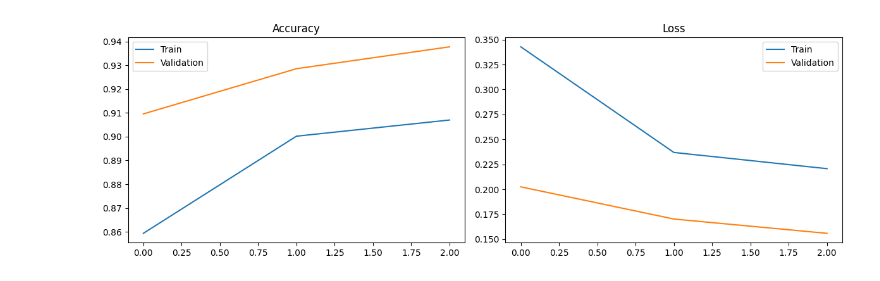
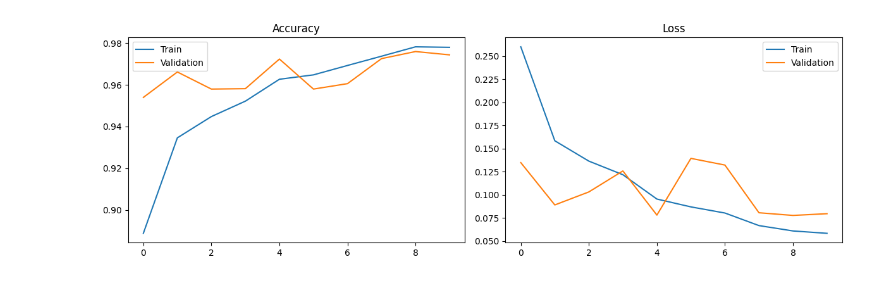
Before and after one commit to Samraat-22/first-project, a Jupyter notebook: cat_dog_classifier.ipynb, the cells around one changed output. Cells and saved outputs as stored; diff of their text form; code cells hidden in the pictures.

Commit message:
cat vs dog 97 percent accuracy and confusion metrix

```diff
--- a/cat_dog_classifier.ipynb
+++ b/cat_dog_classifier.ipynb
@@ -1,7 +1,6 @@
 # %% [markdown]
 <a href="https://colab.research.google.com/github/Samraat-22/first-project/blob/main/cat_dog_classifier.ipynb" target="_parent"><img src="https://colab.research.google.com/assets/colab-badge.svg" alt="Open In Colab"/></a>
 # %%
-
 import tensorflow as tf
 import os
 from tensorflow.keras.preprocessing.image import ImageDataGenerator
@@ -9,7 +8,8 @@ import matplotlib.pyplot as plt
 import numpy as np
 from tensorflow.keras.preprocessing import image
 from PIL import Image
-
+from sklearn.metrics import confusion_matrix, classification_report
+import seaborn as sns
 
 from google.colab import userdata
 os.environ['KAGGLE_USERNAME'] = userdata.get('KAGGLE_USERNAME')
@@ -17,8 +17,7 @@ os.environ['KAGGLE_KEY'] = userdata.get('KAGGLE_KEY')
 os.system('pip install kaggle -q')
 os.system('kaggle datasets download -d shaunthesheep/microsoft-catsvsdogs-dataset')
 os.system('unzip -q microsoft-catsvsdogs-dataset.zip -d dataset')
-print("✅ Dataset ready!")
-
+print(" Dataset ready!")
 
 removed = 0
 for folder in ['Cat', 'Dog']:
@@ -31,46 +30,56 @@ for folder in ['Cat', 'Dog']:
         except:
             os.remove(fpath)
             removed += 1
-print(f"✅ {removed} corrupted images removed")
+print(f" {removed} corrupted images removed")
 
-
-base_model = tf.keras.applications.VGG16(
-    weights='imagenet', include_top=False, input_shape=(224, 224, 3)
-)
-for layer in base_model.layers:
+base_model = tf.keras.applications.VGG16(weights='imagenet', include_top=False, input_shape=(224, 224, 3))
+for layer in base_model.layers[:-4]:
     layer.trainable = False
+for layer in base_model.layers[-4:]:
+    layer.trainable = True
 
 inputs  = tf.keras.layers.Input(shape=(224, 224, 3))
 x       = base_model(inputs, training=False)
-x       = tf.keras.layers.Flatten()(x)
+x       = tf.keras.layers.GlobalAveragePooling2D()(x)
+x       = tf.keras.layers.Dense(256, activation='relu')(x)
+x       = tf.keras.layers.BatchNormalization()(x)
+x       = tf.keras.layers.Dropout(0.5)(x)
 x       = tf.keras.layers.Dense(128, activation='relu')(x)
 x       = tf.keras.layers.Dropout(0.3)(x)
 outputs = tf.keras.layers.Dense(2, activation='softmax')(x)
 model   = tf.keras.models.Model(inputs=inputs, outputs=outputs)
-model.compile(optimizer='adam', loss='categorical_crossentropy', metrics=['accuracy'])
+model.compile(optimizer=tf.keras.optimizers.Adam(learning_rate=0.0001),
+              loss='categorical_crossentropy', metrics=['accuracy'])
 print(" Model ready!")
 
 train_datagen = ImageDataGenerator(
     rescale=1./255, validation_split=0.2,
-    horizontal_flip=True, zoom_range=0.2, rotation_range=15
+    horizontal_flip=True, zoom_range=0.3,
+    rotation_range=20, width_shift_range=0.2,
+    height_shift_range=0.2, shear_range=0.2,
+    brightness_range=[0.8, 1.2]
 )
 val_datagen = ImageDataGenerator(rescale=1./255, validation_split=0.2)
 
 train_data = train_datagen.flow_from_directory(
-    'dataset/PetImages', target_size=(224,224),
+    'dataset/PetImages', target_size=(224, 224),
     batch_size=32, class_mode='categorical', subset='training', seed=42)
 val_data = val_datagen.flow_from_directory(
-    'dataset/PetImages', target_size=(224,224),
+    'dataset/PetImages', target_size=(224, 224),
     batch_size=32, class_mode='categorical', subset='validation', seed=42)
 print(" Data ready!")
 
+callbacks = [
+    tf.keras.callbacks.EarlyStopping(patience=5, restore_best_weights=True,
+                                     monitor='val_accuracy'),
+    tf.keras.callbacks.ReduceLROnPlateau(monitor='val_loss', factor=0.5,
+                                         patience=2,
+                                         min_lr=1e-7, verbose=1)
+]
 
-history = model.fit(
-    train_data, validation_data=val_data, epochs=3,
-    callbacks=[tf.keras.callbacks.EarlyStopping(patience=3, restore_best_weights=True)]
-)
-print("✅ Training complete!")
-
+history = model.fit(train_data, validation_data=val_data, epochs=10,
+                    callbacks=callbacks)
+print(" Training complete!")
 
 fig, (ax1, ax2) = plt.subplots(1, 2, figsize=(12, 4))
 ax1.plot(history.history['accuracy'], label='Train')
@@ -84,7 +93,6 @@ ax2.legend()
 plt.tight_layout()
 plt.show()
 
-
 def predict_image(img_path):
     img = image.load_img(img_path, target_size=(224, 224))
     x   = image.img_to_array(img) / 255.0
@@ -97,10 +105,32 @@ def predict_image(img_path):
 predict_image('dataset/PetImages/Cat/10.jpg')
 predict_image('dataset/PetImages/Dog/10.jpg')
 
-
-model.save('cat_dog_vgg16.h5')
+model.save('cat_dog_vgg16_v2.h5')
 from google.colab import drive
 drive.mount('/content/drive')
 import shutil
-shutil.copy('cat_dog_vgg16.h5', '/content/drive/MyDrive/cat_dog_vgg16.h5')
+shutil.copy('cat_dog_vgg16_v2.h5', '/content/drive/MyDrive/cat_dog_vgg16_v2.h5')
+print(" Model saved to Drive!")
+
+print("⏳ Generating confusion matrix...")
+val_data.reset()
+preds = model.predict(val_data)
+y_pred = np.argmax(preds, axis=1)
+y_true = val_data.classes
+class_names = list(val_data.class_indices.keys())
+
+cm = confusion_matrix(y_true, y_pred)
+plt.figure(figsize=(6, 5))
+sns.heatmap(cm, annot=True, fmt='d', cmap='Greens',
+            xticklabels=class_names, yticklabels=class_names,
+            linewidths=0.5, linecolor='white',
+            annot_kws={"size": 16, "weight": "bold"})
+plt.xlabel('Predicted Label', fontsize=13)
+plt.ylabel('Actual Label', fontsize=13)
+plt.title('Confusion Matrix — Cat vs Dog', fontsize=15)
+plt.tight_layout()
+plt.show()
+
+print(classification_report(y_true, y_pred, target_names=class_names))
+print(" Done!")
 # %% [output]
@@ -120 +155 @@ Epoch 3/3
-[figure, old version]
+[figure, new version]
```
Also changed, not shown: parts of 3 cells of this notebook.
